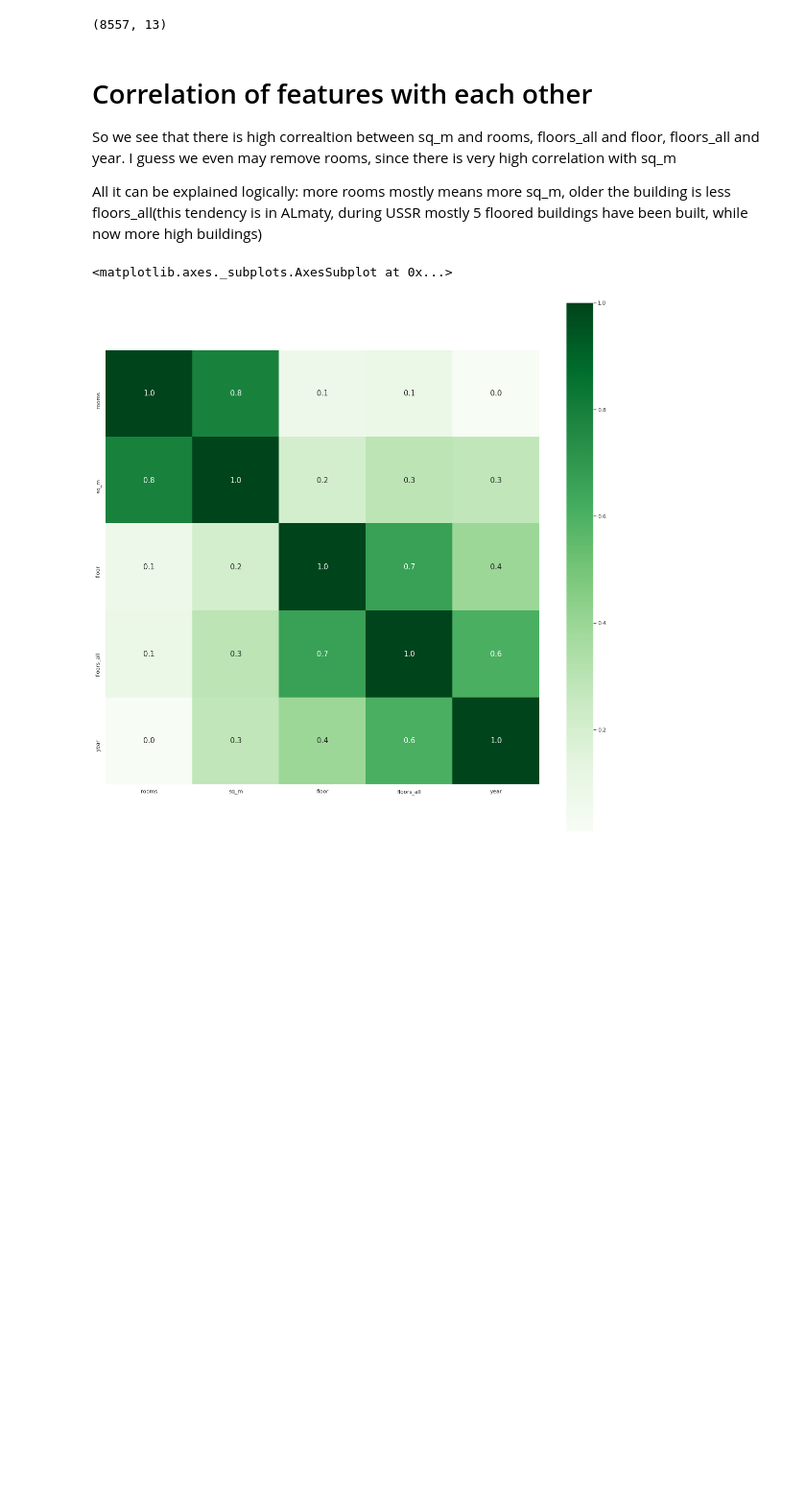
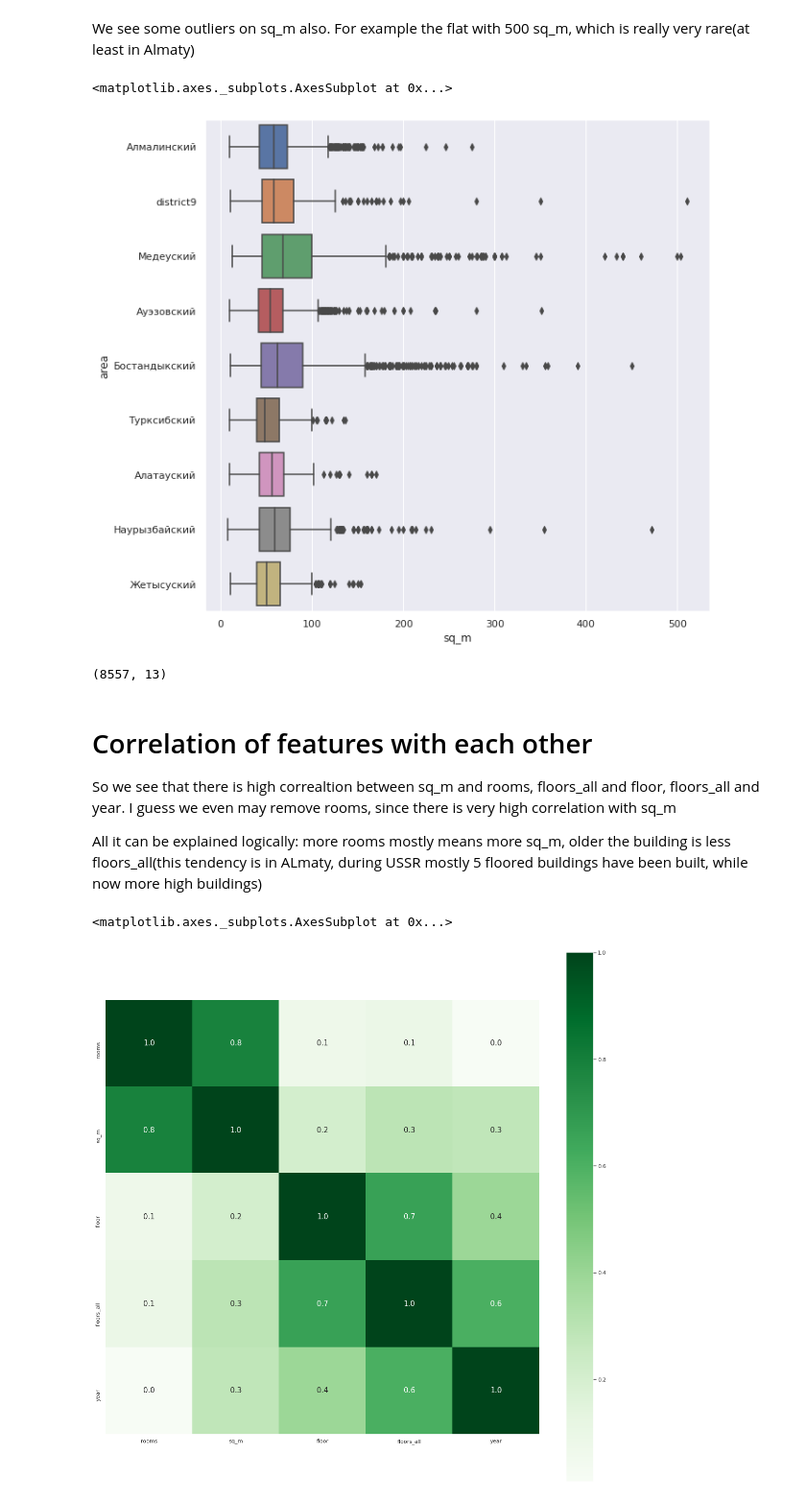
Before and after one commit to Ubinazhip/house_price, a Jupyter notebook: Exploratory_data_analysis.ipynb, the cells around one changed output. Shown at 96% size. Drawn from its saved outputs; the diff is of its cells as text; code cells hidden in the pictures; blank space fills up the shorter version.

```diff
--- a/Exploratory_data_analysis.ipynb
+++ b/Exploratory_data_analysis.ipynb
@@ -19,11 +52,18 @@ before data anaylysis I did preprocessing, where I explained about the data and
+# %% [markdown]
+We see some outliers on sq_m also. For example the flat with 500 sq_m, which is really very rare(at least in Almaty)
+# %%
+plt.figure(figsize=(10,10))
+sns.boxplot(data=df, x="sq_m", y="area")
+# %% [output]
+<matplotlib.axes._subplots.AxesSubplot at 0x...>
+[figure, added]
 # %%
 X_train = pd.read_csv('./data/train.csv')
 y_train = X_train['price']
 X_train.drop(columns=['price'], inplace=True)
+X_train.shape
+# %% [output]
+(8557, 13)
-# %%
-X_train.shape
-# %% [output]
-(8557, 13)
 # %% [markdown]
 # Correlation of features with each other
 So we see that there is high correaltion between sq_m and rooms, floors_all and floor, floors_all and year. I guess we even may remove rooms, since there is very high correlation with sq_m </br>
```
Also changed, not shown: parts of 17 cells of this notebook, 3 other files.
